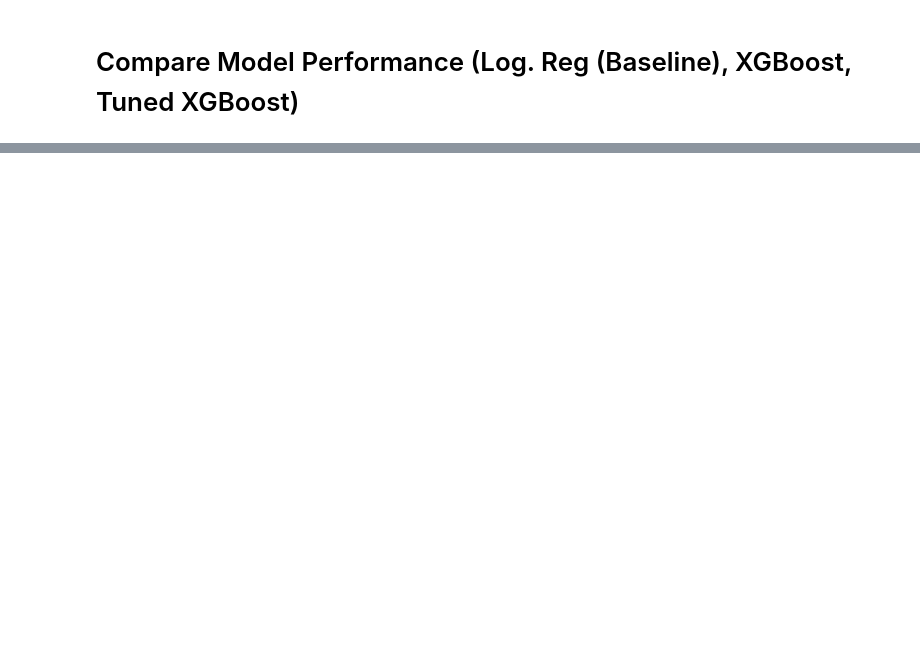
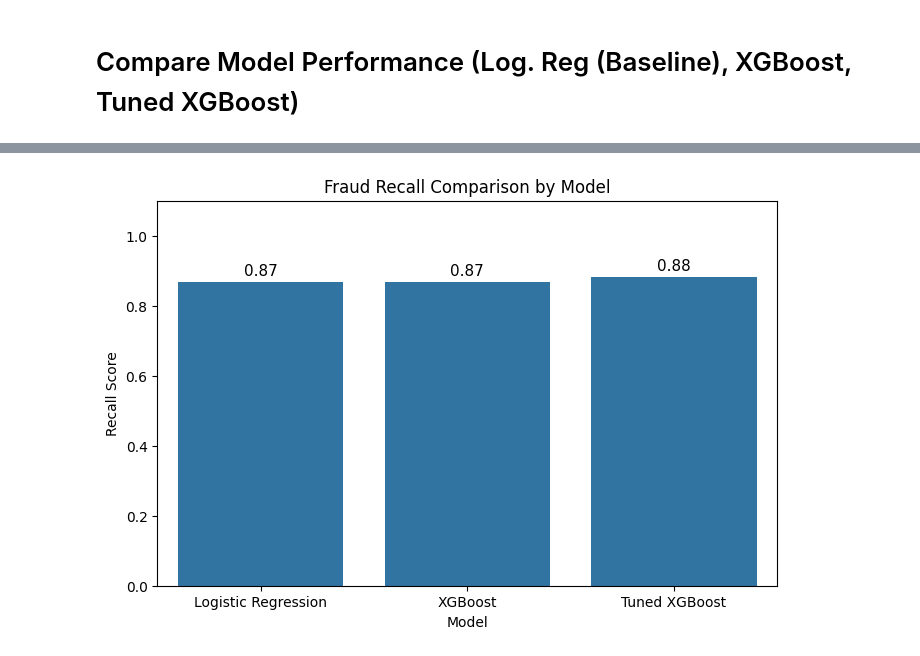
Before and after one commit to esosaomwanghe/Fraud_Detection_Project, a Jupyter notebook: notebook/model.ipynb, the cells around one changed output, grey strips where cells are left out. Drawn from its saved outputs; the diff is of its cells as text; code cells hidden in the pictures; blank space fills up the shorter version.

```diff
--- a/notebook/model.ipynb
+++ b/notebook/model.ipynb
@@ -675,0 +757,29 @@ print(comparison_df)
+# %%
+# Visualize recall comparison only
+
+plt.figure(figsize=(8,5))
+
+ax = sns.barplot(
+    x="Model",
+    y="Recall",
+    data=comparison_df
+)
+
+# Add recall values on top of bars
+for i, value in enumerate(comparison_df["Recall"]):
+    ax.text(
+        i,
+        value + 0.02,
+        f"{value:.2f}",
+        ha="center",
+        fontsize=11
+    )
+
+plt.title("Fraud Recall Comparison by Model")
+plt.xlabel("Model")
+plt.ylabel("Recall Score")
+plt.ylim(0, 1.1)
+
+plt.show()
+# %% [output]
+[figure, added]
```
Also changed, not shown: parts of 32 cells of this notebook.
